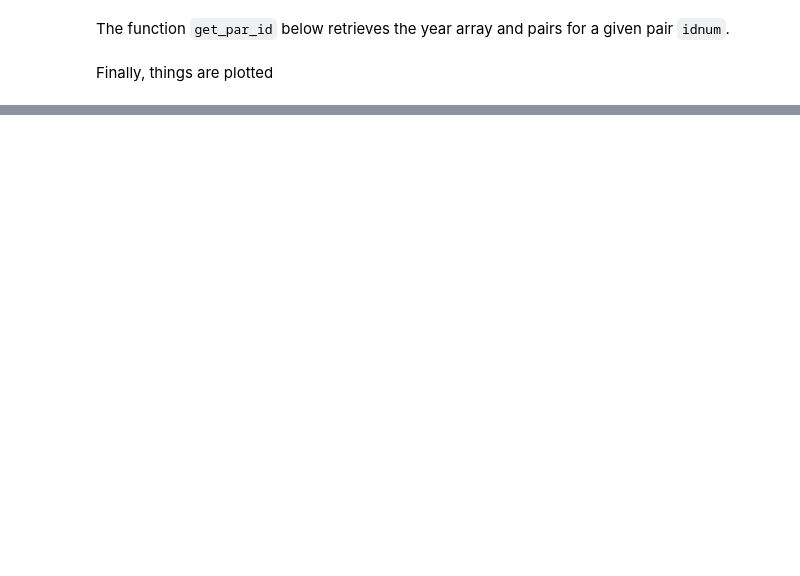
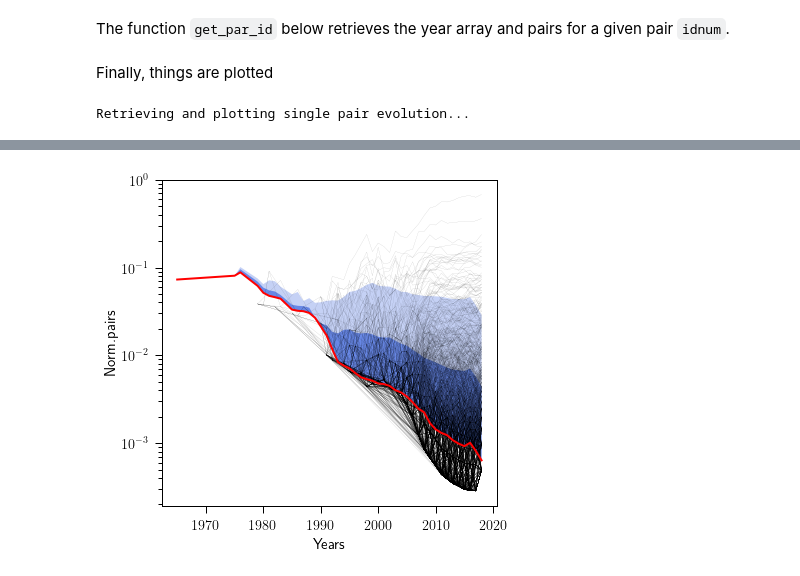
Before and after one commit to aaorsi/dataverz, a Jupyter notebook: piters_data.ipynb, the cells around one changed output, grey strips where cells are left out. Cells and saved outputs as stored; diff of their text form; code cells hidden in the pictures; blank space fills up the shorter version.

```diff
--- a/piters_data.ipynb
+++ b/piters_data.ipynb
@@ -115,21 +119,22 @@ def get_pair_id(idnum):
 # %% [markdown]
 Finally, things are plotted
 # %%
-from tqdm import tnrange, tqdm_notebook
+%matplotlib inline
+#from tqdm import tnrange, tqdm_notebook
 plt.figure(1,figsize=(6,6))
 
 # Retrieving each individual pair evolution -- it's a bit slow...
-print 'Retrieving and plotting every single pair evolution...'
+print 'Retrieving and plotting single pair evolution...'
 
 # Plot 1000 random pairs
-nplots = 1000
+nplots = 5000
 comb_perm = np.random.permutation(np.arange(ncomb))[0:nplots]
 
 #for idd in tqdm(range(nplots)):
 for idd in tqdm_notebook(range(nplots)):
     idnum = comb_perm[idd]
     yid, pyid = get_pair_id(idnum)
-    plt.plot(yid,pyid,'k-',linewidth=.1)
+    plt.plot(yid,pyid,'k-',linewidth=.05)
 
 med_pairs = np.zeros(nallyears)
 perc = np.zeros([nallyears,2]) #1 and 2 sigma
@@ -159,4 +164,6 @@ plt.fill_between(np.asarray(year_arr)[nzero], s_median,smooth(perc[nzero,0],5),
 plt.xlabel('Years',fontsize=15)
 plt.ylabel('Norm.pairs',fontsize=15)
 plt.yscale('log')
-plt.legend(loc='lower left')
+#plt.legend()
+# %% [output]
+Retrieving and plotting single pair evolution...
@@ -162,0 +171 @@ plt.legend(loc='lower left')
+[figure, added]
```
Also changed, not shown: parts of 3 cells of this notebook.
